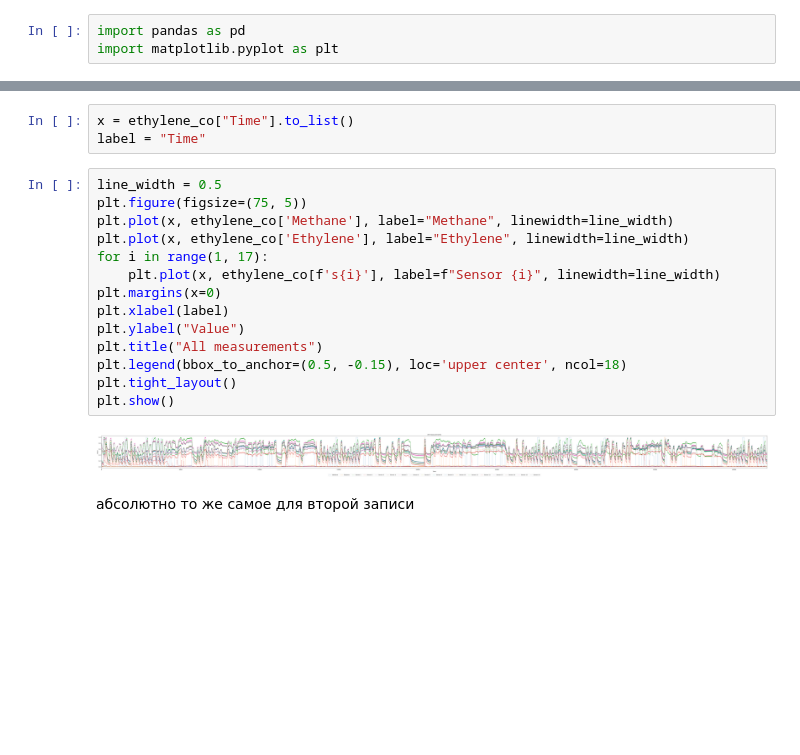
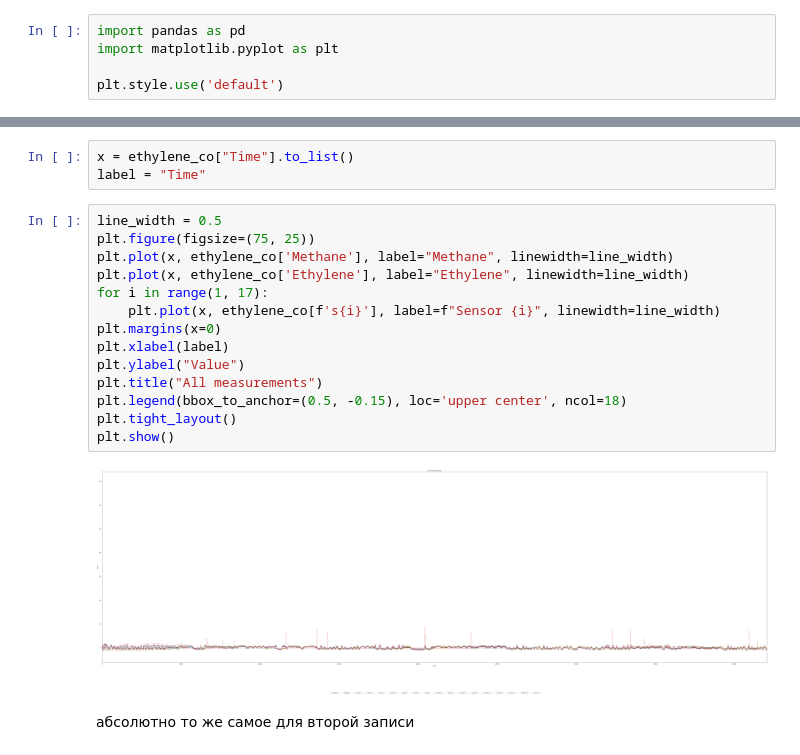
Before and after one commit to GaleevArslanDev/DySiG, a Jupyter notebook: eda.ipynb, the cells around one changed output, grey strips where cells are left out. Saved outputs shown, nothing was run; the diff lists cells and outputs as text; blank space fills up the shorter version.

```diff
--- a/eda.ipynb
+++ b/eda.ipynb
@@ -27,6 +27,8 @@ Successfully installed contourpy-1.3.3 cycler-0.12.1 fonttools-4.65.0 kiwisolver
 # %%
 import pandas as pd
 import matplotlib.pyplot as plt
+
+plt.style.use('default')
 # %%
 ethylene_co = pd.read_csv(PATH + "/ethylene_CO.txt", sep=r'\s+', skiprows=1, names=['Time', 'Methane', 'Ethylene'] + [f's{i}' for i in range(1, 17)])
 # %%
@@ -236,20 +238,20 @@ x = ethylene_co["Time"].to_list()
 label = "Time"
 # %%
 line_width = 0.5
-plt.figure(figsize=(75, 5))
+plt.figure(figsize=(75, 25))
 plt.plot(x, ethylene_co['Methane'], label="Methane", linewidth=line_width)
 plt.plot(x, ethylene_co['Ethylene'], label="Ethylene", linewidth=line_width)
 for i in range(1, 17):
     plt.plot(x, ethylene_co[f's{i}'], label=f"Sensor {i}", linewidth=line_width)
 plt.margins(x=0)
 plt.xlabel(label)
 plt.ylabel("Value")
 plt.title("All measurements")
 plt.legend(bbox_to_anchor=(0.5, -0.15), loc='upper center', ncol=18)
 plt.tight_layout()
 plt.show()
 # %% [output]
-[figure, old version]
+[figure, new version]
 # %% [markdown]
 абсолютно то же самое для второй записи
 # %%
```
Also changed, not shown: parts of 8 cells of this notebook, 8 other files.
